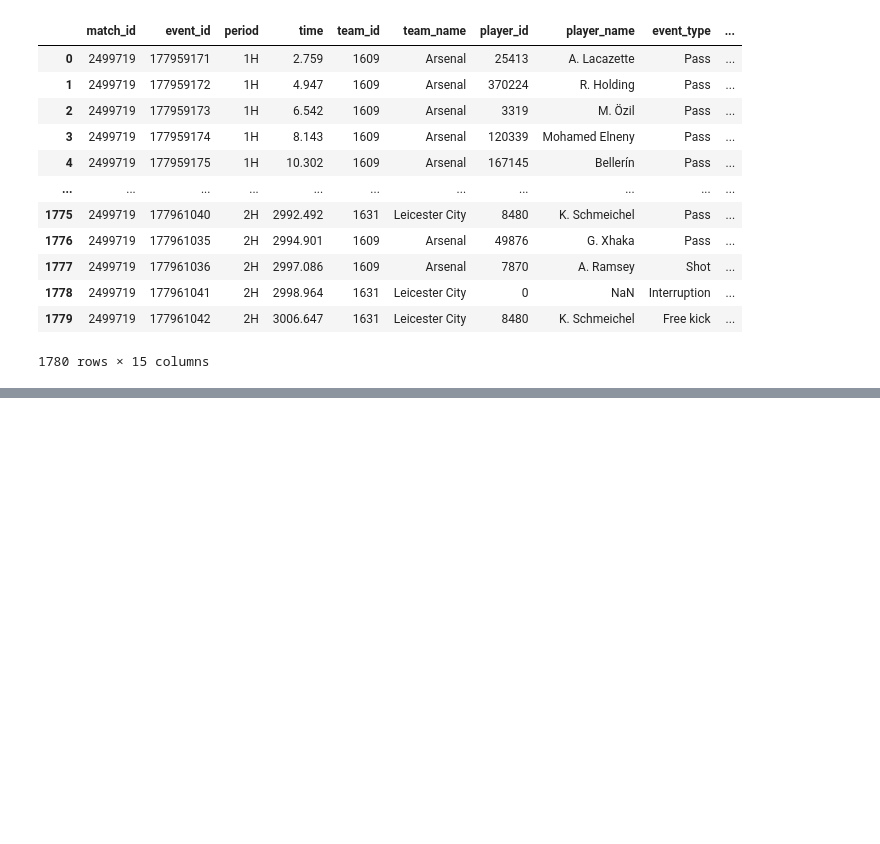
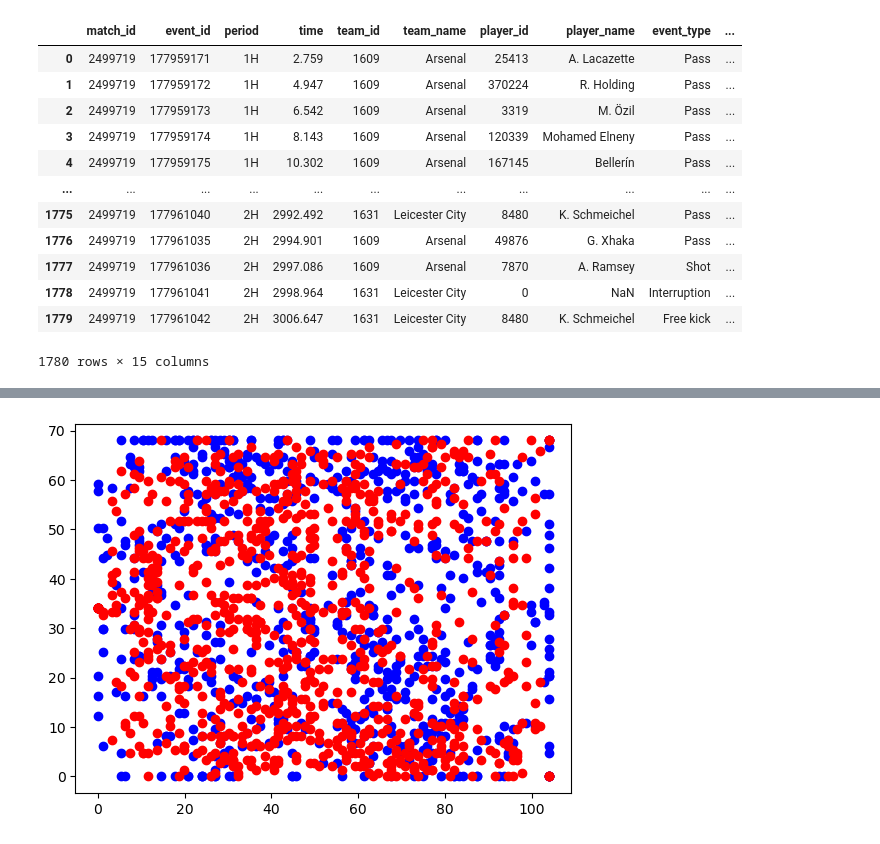
Before and after one commit to narame7/UOS-FootballDataAnalytics-Tutorial, a Jupyter notebook: week4/footballdata_week4.ipynb, the cells around one changed output, grey strips where cells are left out. Drawn from its saved outputs; the diff is of its cells as text; code cells hidden in the pictures; blank space fills up the shorter version.

Commit message:
prepare for week 4

```diff
--- a/week4/footballdata_week4.ipynb
+++ b/week4/footballdata_week4.ipynb
@@ -33,0 +321,4 @@ match_events[match_events.event_type == "Save attempt"]["sub_event_type"].value_
+# %%
+match_id = 2057988
+match_events = pd.read_pickle('/home/2025FDA/week4/data/refined_events/England/2499723.pkl')
+match_events.head()
@@ -33,0 +332,9 @@ match_events[match_events.event_type == "Save attempt"]["sub_event_type"].value_
+# %%
+team1_name, team2_name = match_events['team_name'].unique()
+team1_events = match_events[match_events['team_name'] == team1_name]
+team2_events = match_events[match_events['team_name'] == team2_name]
+plt.scatter(team1_events['start_x'], team1_events['start_y'], c='blue')
+plt.scatter(team2_events['start_x'], team2_events['start_y'], c='red')
+plt.show()
+# %% [output]
+[figure, added]
```
Also changed, not shown: parts of 70 cells of this notebook, 3 other files.
